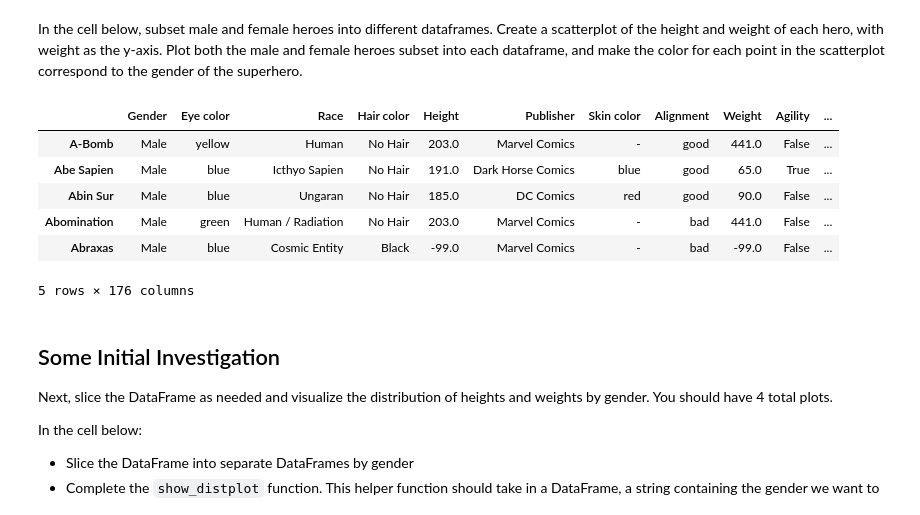
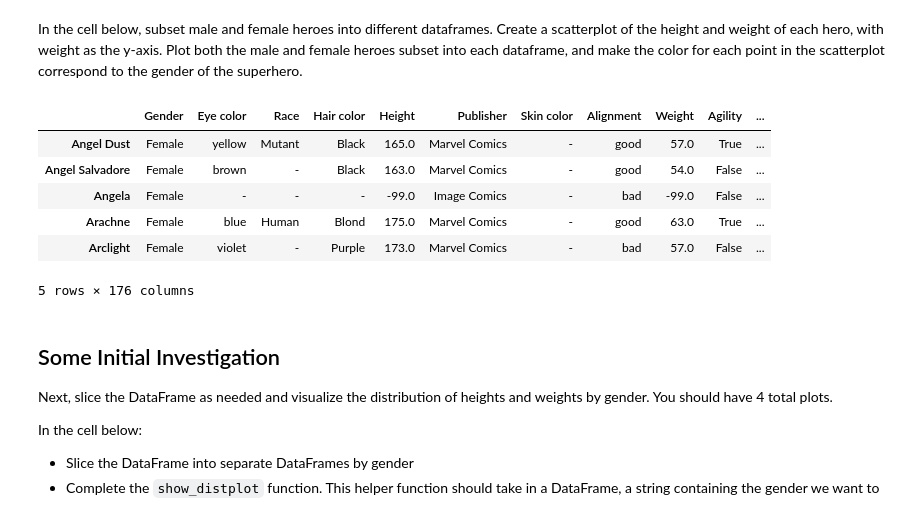
Before and after one commit to Botafogo1894/dsc-1-04-13-project-data-cleaning-nyc-career-ds-102218, a Jupyter notebook: index.ipynb, the cells around one changed output. Saved outputs shown, nothing was run; the diff lists cells and outputs as text; code cells hidden in the pictures.

```diff
--- a/index.ipynb
+++ b/index.ipynb
@@ -209,14 +209,14 @@ In the cell below, subset male and female heroes into different dataframes.  Cre
 male_df = joined_df[joined_df.Gender == "Male"]
 female_df = joined_df[joined_df.Gender == "Female"]
 # %%
-male_df.head()
+female_df.head()
 # %% [output]
 |  | Gender | Eye color | Race | Hair color | Height | Publisher | Skin color | Alignment | Weight | Agility | ... |
-| A-Bomb | Male | yellow | Human | No Hair | 203.0 | Marvel Comics | - | good | 441.0 | False | ... |
-| Abe Sapien | Male | blue | Icthyo Sapien | No Hair | 191.0 | Dark Horse Comics | blue | good | 65.0 | True | ... |
-| Abin Sur | Male | blue | Ungaran | No Hair | 185.0 | DC Comics | red | good | 90.0 | False | ... |
-| Abomination | Male | green | Human / Radiation | No Hair | 203.0 | Marvel Comics | - | bad | 441.0 | False | ... |
-| Abraxas | Male | blue | Cosmic Entity | Black | -99.0 | Marvel Comics | - | bad | -99.0 | False | ... |
+| Angel Dust | Female | yellow | Mutant | Black | 165.0 | Marvel Comics | - | good | 57.0 | True | ... |
+| Angel Salvadore | Female | brown | - | Black | 163.0 | Marvel Comics | - | good | 54.0 | False | ... |
+| Angela | Female | - | - | - | -99.0 | Image Comics | - | bad | -99.0 | False | ... |
+| Arachne | Female | blue | Human | Blond | 175.0 | Marvel Comics | - | good | 63.0 | True | ... |
+| Arclight | Female | violet | - | Purple | 173.0 | Marvel Comics | - | bad | 57.0 | False | ... |
 5 rows × 176 columns
 # %% [markdown]
 ## Some Initial Investigation
```
